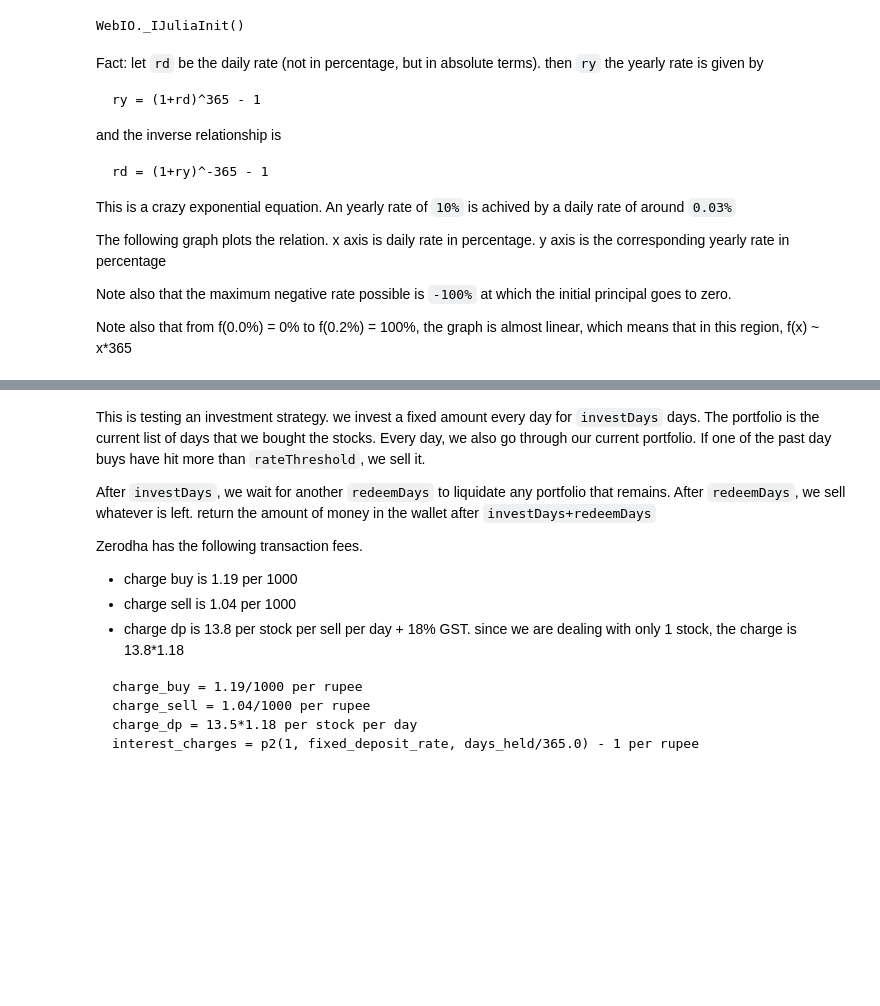
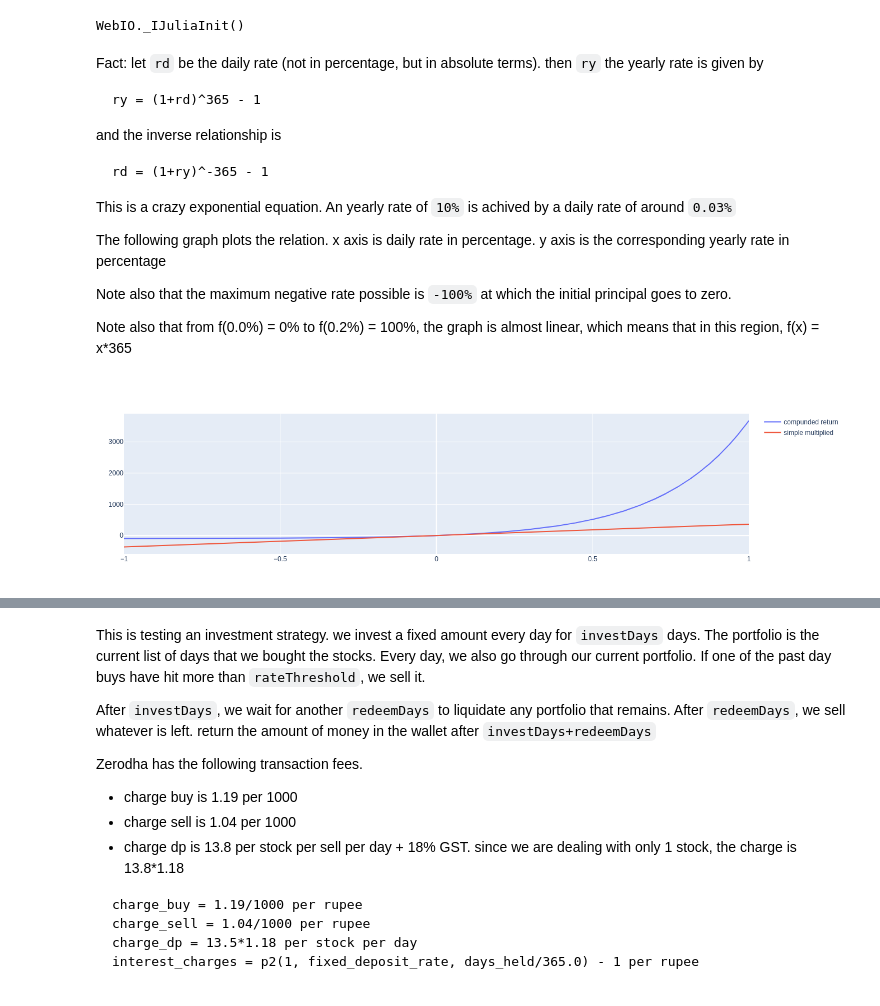
Before and after one commit to agsha/julia, a Jupyter notebook: template.ipynb, the cells around one changed output, grey strips where cells are left out. Cells and saved outputs as stored; diff of their text form; code cells hidden in the pictures; blank space fills up the shorter version.

```diff
--- a/template.ipynb
+++ b/template.ipynb
@@ -22,22 +22,31 @@ The following graph plots the relation. x axis is daily rate in percentage. y ax
 
 Note also that the maximum negative rate possible is `-100%` at which the initial principal goes to zero.
 
-Note also that from f(0.0%) = 0% to f(0.2%) = 100%, the graph is almost linear, which means that in this region, f(x) ~ x*365
+Note also that from f(0.0%) = 0% to f(0.2%) = 100%, the graph is almost linear, which means that in this region, f(x) = x*365
 # %%
 #An example of BigFloat, just in case we need it
 # setprecision(BigFloat, 2048) do
 #     rd = BigFloat("0.0003")
 # #     rd = 0.0003
 #     ry = (1+rd)^365 - 1
 #     println("ry is  ", ry)
 #     rd2 = (1+ry)^(1/365) - 1
 #     println("rd2 is    ", rd2)
 #     @show rd.prec
 # end
 rd = -0.01:0.00001:0.01
 ry = map(i -> (1+i)^365-1, rd)
-1
-display(doplot(rd.*100, ry.*100))
+
+rs = map(i->i*365, rd)
+trace1 = scatter(x=rd.*100, y=ry.*100,
+                    mode="lines",
+                    name="compunded return")
+trace2 = scatter(x=rd.*100, y=rs.*100,
+                    mode="lines",
+                    name="simple multiplied")
+plot([trace1, trace2])
+# %% [output]
+[figure, added]
 # %%
 const d = constructDict()
 # %% [output]
```
Also changed, not shown: parts of 31 cells of this notebook, 2 other files.
